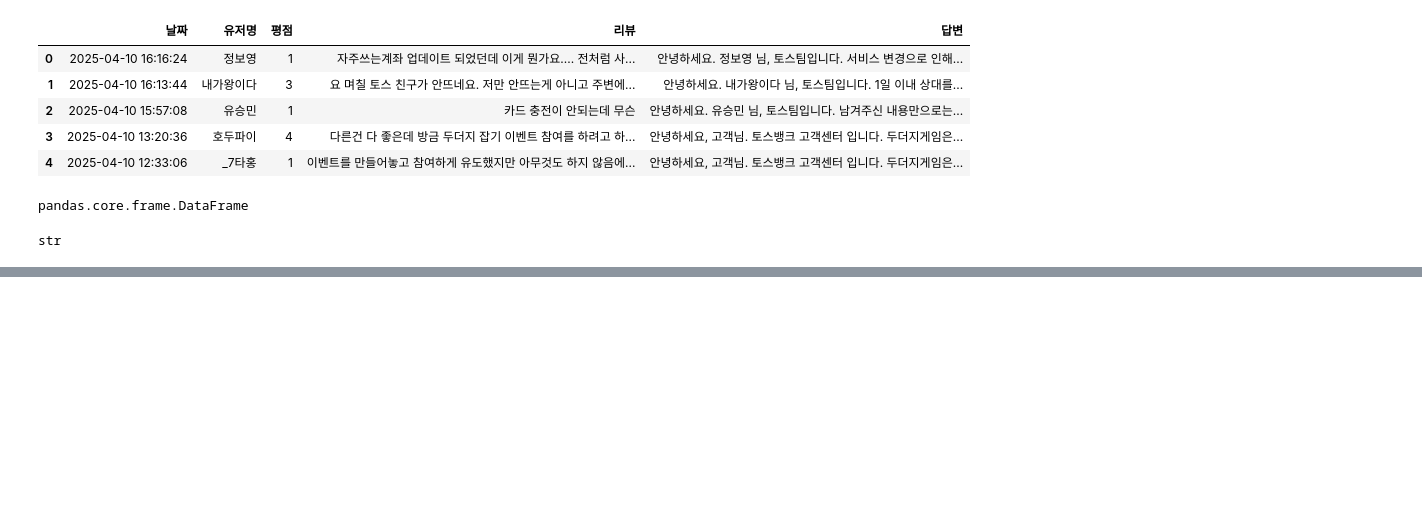
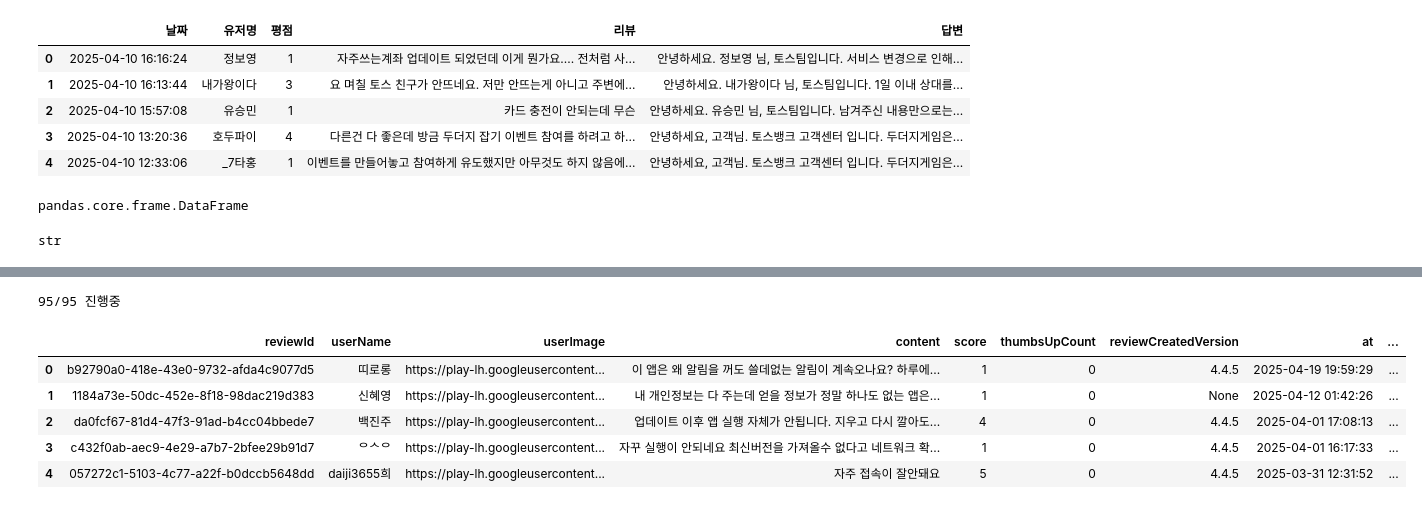
Before and after one commit to akafintech/fintech_service_2nd_aka, a Jupyter notebook: 04data_scraping/10GooflePlay에서_Bamking앱리뷰_수집하기.ipynb, the cells around one changed output, grey strips where cells are left out. Drawn from its saved outputs; the diff is of its cells as text; code cells hidden in the pictures; blank space fills up the shorter version.

```diff
--- a/04data_scraping/10GooflePlay에서_Bamking앱리뷰_수집하기.ipynb
+++ b/04data_scraping/10GooflePlay에서_Bamking앱리뷰_수집하기.ipynb
@@ -146,0 +175,26 @@ driver.get(url)
+# %%
+from google_play_scraper import Sort, reviews
+
+result_all = []
+for item in range(95):
+    result, continuation_token = reviews(
+        'co.kr.intocns.app.intopet',
+        lang='ko', # defaults to 'en'
+        country='kr', # defaults to 'us'
+        sort=Sort.NEWEST, # defaults to Sort.NEWEST
+        count=100) # defaults to 100
+    result_all.extend(result)
+    time.sleep(3)
+    print(f"{item+1}/95 진행중", end="\r")
+#     filter_score_with=5 # defaults to None(means all score)
+
+
+# If you pass `continuation_token` as an argument to the reviews function at this point,
+# it will crawl the items after 3 review items.
+
+# result, _ = reviews(
+#     'viva.republica.toss',
+#     continuation_token=continuation_token # defaults to None(load from the beginning)
+# )
+# %% [output]
+95/95 진행중
@@ -146,0 +209,19 @@ driver.get(url)
+# %%
+from google_play_scraper import Sort, reviews_all
+
+result_intopet = reviews_all(
+    'co.kr.intocns.app.intopet',
+    sleep_milliseconds=0, # defaults to 0
+    lang='ko', # defaults to 'en'
+    country='kr', # defaults to 'us'
+)
+# %%
+review_intopet = pd.DataFrame(result_intopet)
+review_intopet.head()
+# %% [output]
+|  | reviewId | userName | userImage | content | score | thumbsUpCount | reviewCreatedVersion | at | ... |
+| 0 | b92790a0-418e-43e0-9732-afda4c9077d5 | 띠로롱 | https://play-lh.googleusercontent... | 이 앱은 왜 알림을 꺼도 쓸데없는 알림이 계속오나요? 하루에... | 1 | 0 | 4.4.5 | 2025-04-19 19:59:29 | ... |
+| 1 | 1184a73e-50dc-452e-8f18-98dac219d383 | 신혜영 | https://play-lh.googleusercontent... | 내 개인정보는 다 주는데 얻을 정보가 정말 하나도 없는 앱은... | 1 | 0 | None | 2025-04-12 01:42:26 | ... |
+| 2 | da0fcf67-81d4-47f3-91ad-b4cc04bbede7 | 백진주 | https://play-lh.googleusercontent... | 업데이트 이후 앱 실행 자체가 안됩니다. 지우고 다시 깔아도... | 4 | 0 | 4.4.5 | 2025-04-01 17:08:13 | ... |
+| 3 | c432f0ab-aec9-4e29-a7b7-2bfee29b91d7 | ᄋᄉᄋ | https://play-lh.googleusercontent... | 자꾸 실행이 안되네요 최신버전을 가져올수 없다고 네트워크 확... | 1 | 0 | 4.4.5 | 2025-04-01 16:17:33 | ... |
+| 4 | 057272c1-5103-4c77-a22f-b0dccb5648dd | daiji3655희 | https://play-lh.googleusercontent... | 자주 접속이 잘안돼요 | 5 | 0 | 4.4.5 | 2025-03-31 12:31:52 | ... |
```
Also changed, not shown: parts of 13 cells of this notebook, 3 other files.
